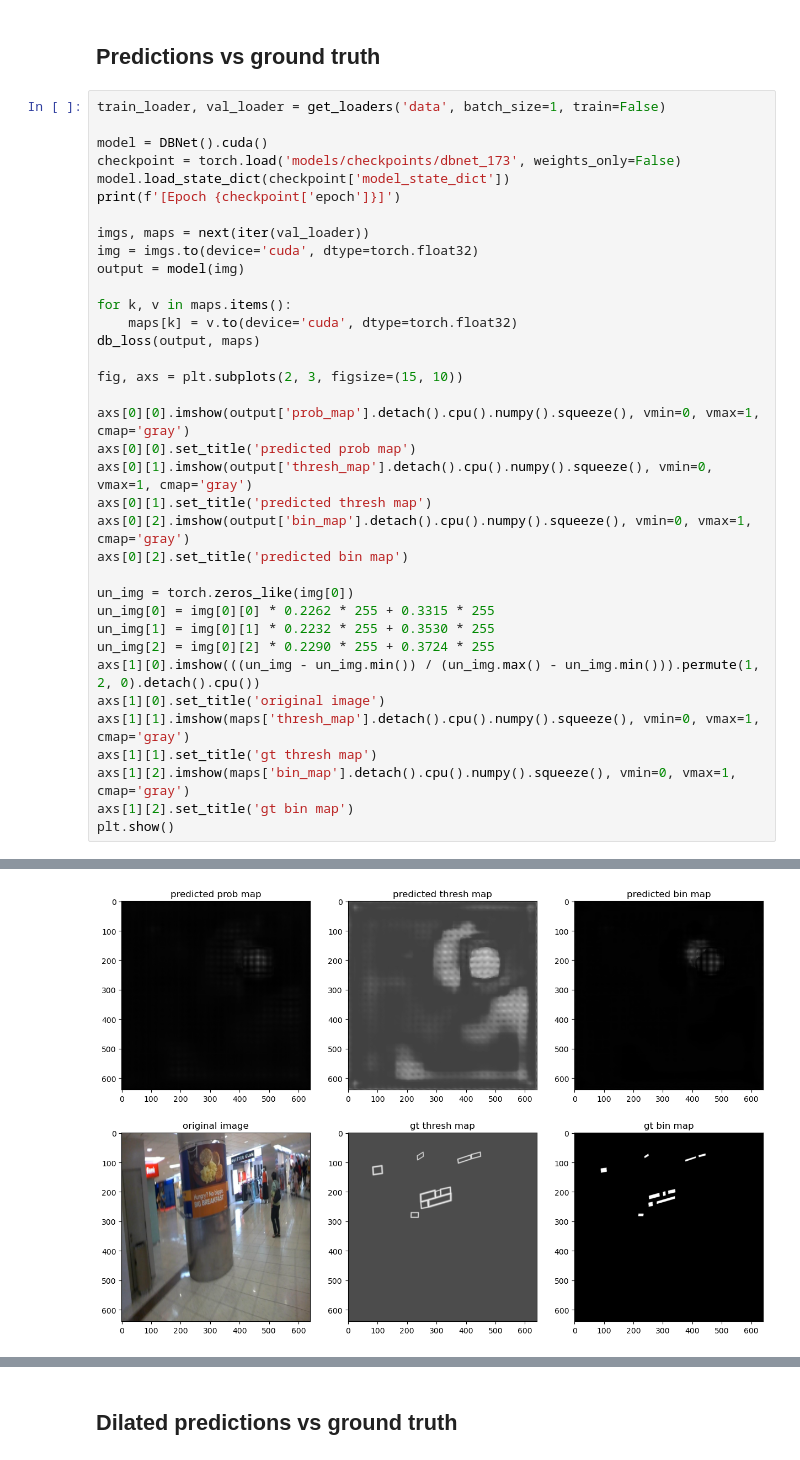
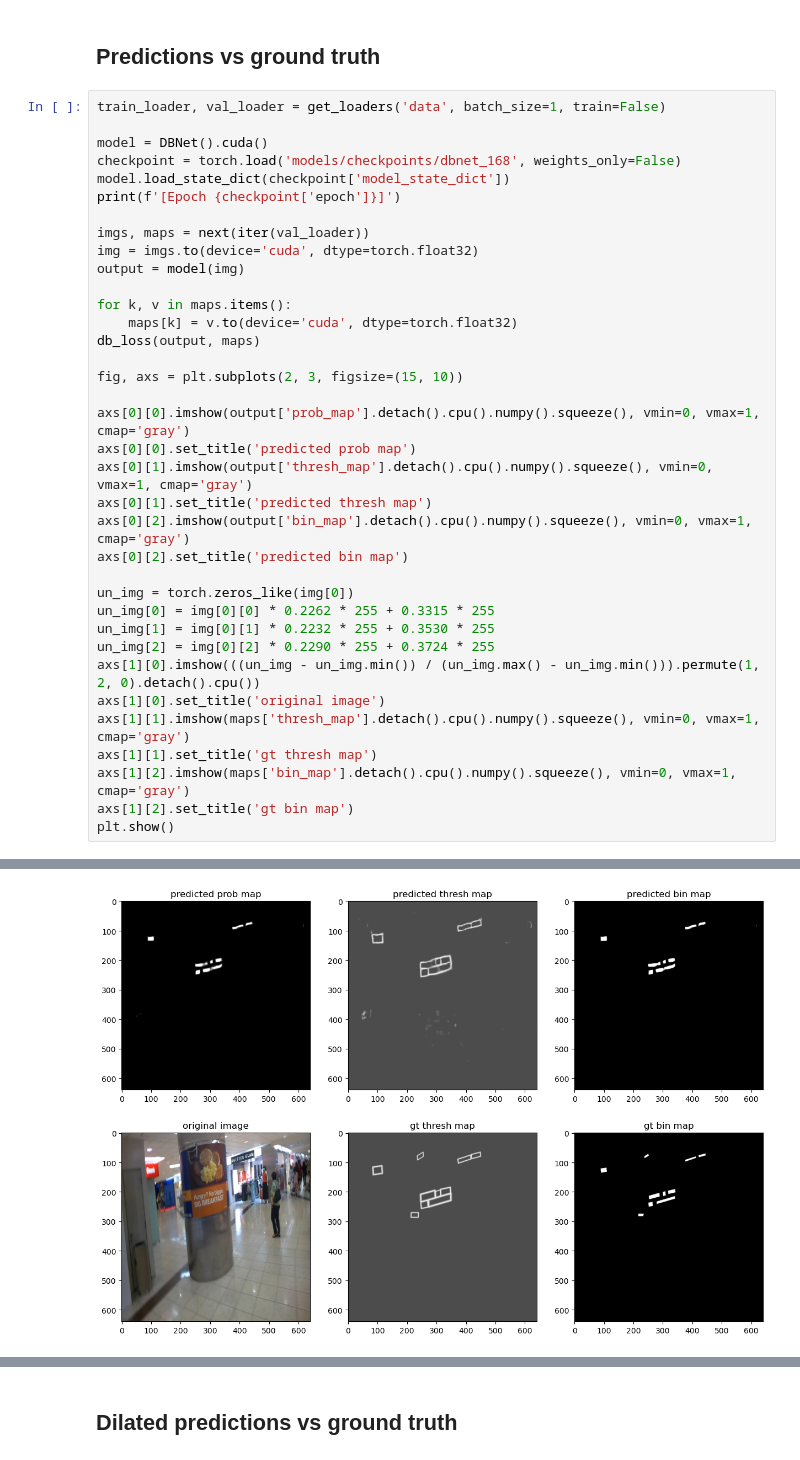
Before and after one commit to zachhendon/image-translator, a Jupyter notebook: text-detection/visualize.ipynb, the cells around one changed output, grey strips where cells are left out. Saved outputs shown, nothing was run; the diff lists cells and outputs as text.

```diff
--- a/text-detection/visualize.ipynb
+++ b/text-detection/visualize.ipynb
@@ -63,7 +80,7 @@ def get_avg_loss(model, loader):
 train_loader, val_loader = get_loaders('data', batch_size=1, train=False)
 
 model = DBNet().cuda()
-checkpoint = torch.load('models/checkpoints/dbnet_173', weights_only=False)
+checkpoint = torch.load('models/checkpoints/dbnet_168', weights_only=False)
 model.load_state_dict(checkpoint['model_state_dict'])
 print(f'[Epoch {checkpoint['epoch']}]')
 
@@ -104 +121 @@ total - 0.8541703224182129
-[figure, old version]
+[figure, new version]
```
Also changed, not shown: parts of 11 cells of this notebook, 3 other files.
